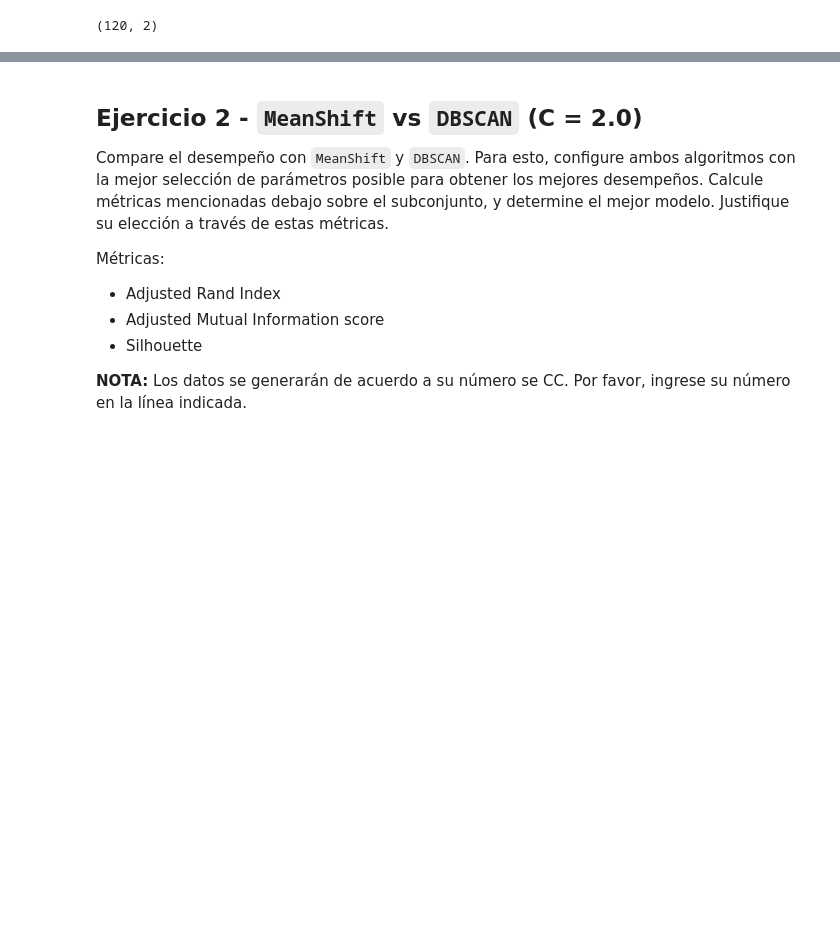
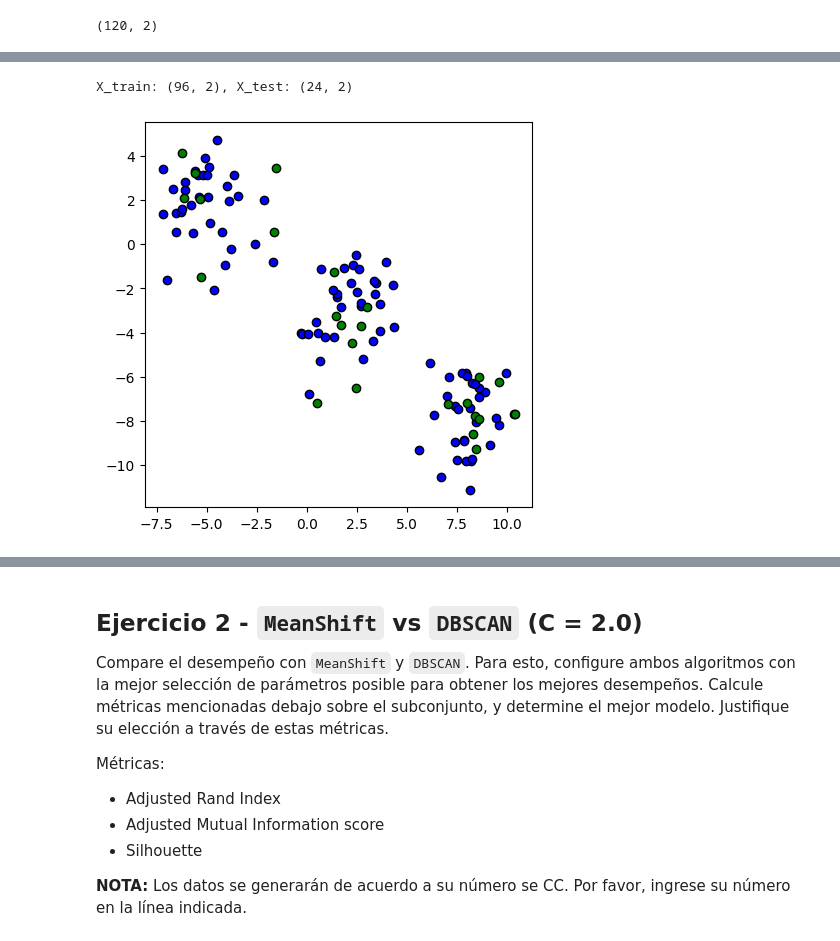
Before and after one commit to JoseDavidN/machine_learning, a Jupyter notebook: Entregas/entrega_3/NuñezGomezJoseDavid_E3_ML08.ipynb, the cells around one changed output, grey strips where cells are left out. Cells and saved outputs as stored; diff of their text form; code cells hidden in the pictures; blank space fills up the shorter version.

```diff
--- a/Entregas/entrega_3/NuñezGomezJoseDavid_E3_ML08.ipynb
+++ b/Entregas/entrega_3/NuñezGomezJoseDavid_E3_ML08.ipynb
@@ -49,0 +47,12 @@ Text(0.5, 1.0, 'Silhouette')
+# %%
+# Train test split
+X_train, X_test = train_test_split(train_data, test_size=0.2, random_state=1)
+print(f'X_train: {X_train.shape}, X_test: {X_test.shape}')
+
+_, ax = plt.subplots(figsize = (5,5))
+ax.scatter(X_train[:, 0], X_train[:, 1], c='b', edgecolors='k')
+ax.scatter(X_test[:, 0], X_test[:, 1], c='g', edgecolors='k')
+plt.show()
+# %% [output]
+X_train: (96, 2), X_test: (24, 2)
+[figure, added]
```
Also changed, not shown: parts of 9 cells of this notebook, 1 other file.
